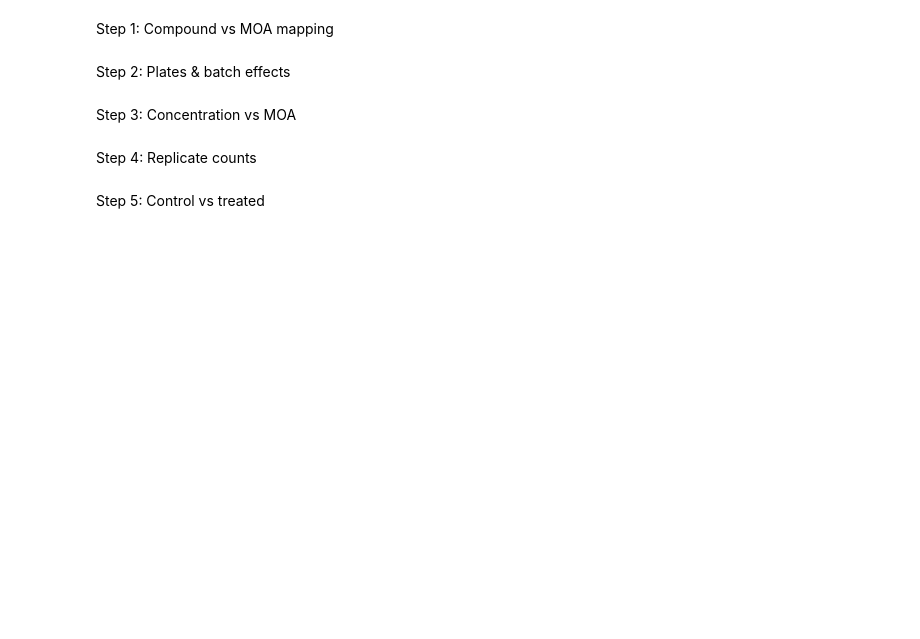
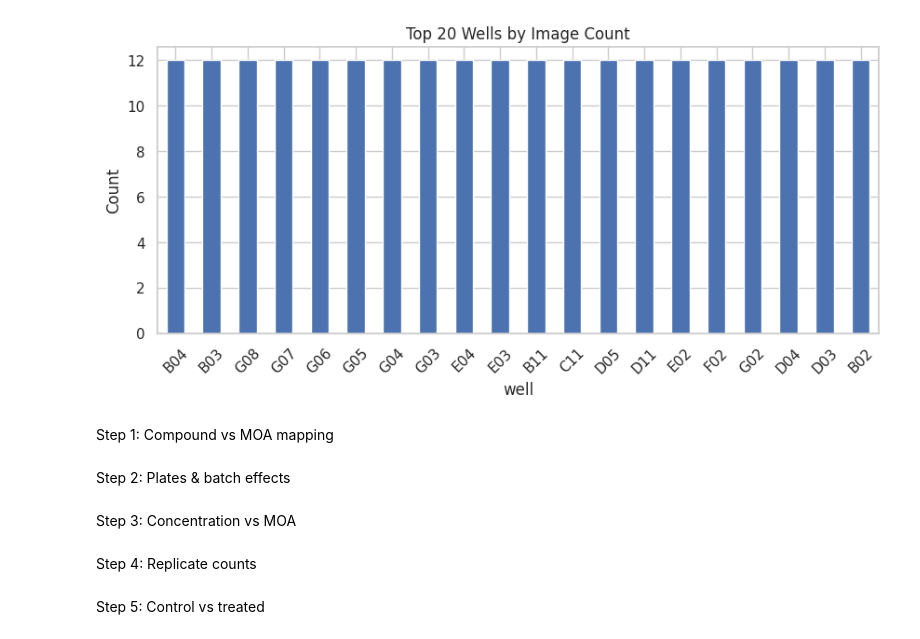
Before and after one commit to saamm/microscopy_self_supervised_learning, a Jupyter notebook: notebooks/2_metadata_analysis.ipynb, the cells around one changed output. Cells and saved outputs as stored; diff of their text form; code cells hidden in the pictures; blank space fills up the shorter version.

```diff
--- a/notebooks/2_metadata_analysis.ipynb
+++ b/notebooks/2_metadata_analysis.ipynb
@@ -6,3 +98,11 @@ drive.mount('/content/drive')
+# %%
+metadata_with_moa["well"].value_counts().head(20).plot(kind="bar", figsize=(10,4))
+plt.title("Top 20 Wells by Image Count")
+plt.ylabel("Count")
+plt.xticks(rotation=45)
+plt.show()
+# %% [output]
+[figure, added]
 # %% [markdown]
 Step 1: Compound vs MOA mapping
 # %%
```
Also changed, not shown: parts of 11 cells of this notebook, 1 other file.
